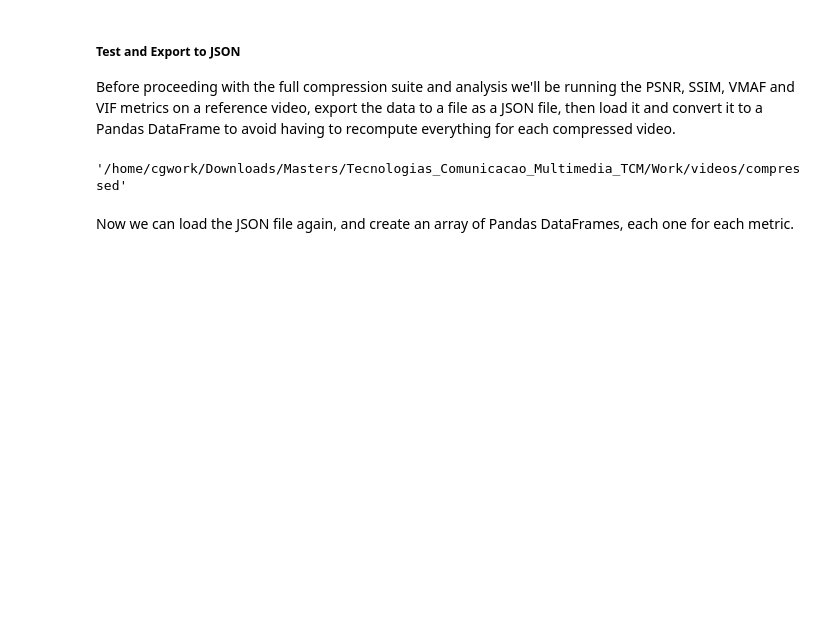
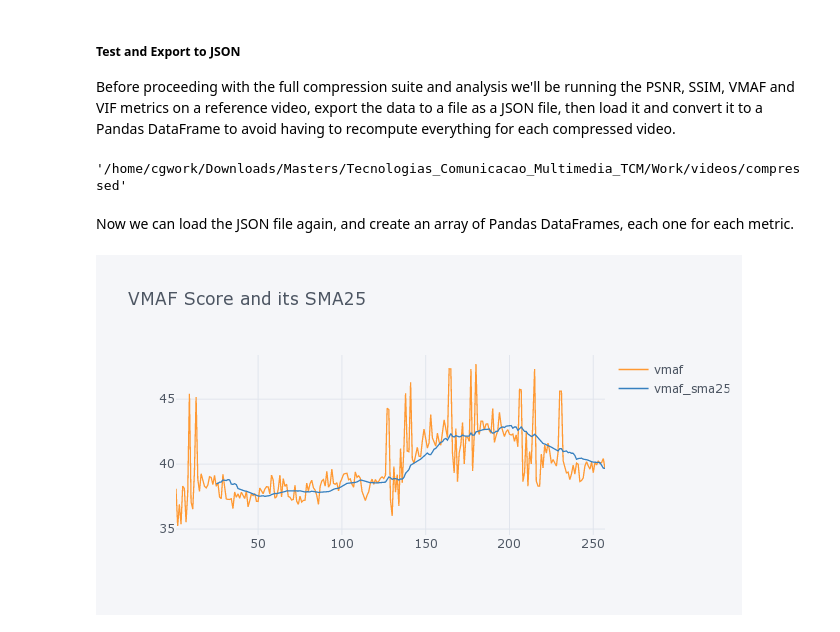
Before and after one commit to luisbarrancos/videometrics_jupyterlab, a Jupyter notebook: notebooks/video_generate_compression_x264_modules.ipynb, the cells around one changed output. Drawn from its saved outputs; the diff is of its cells as text; code cells hidden in the pictures; blank space fills up the shorter version.

```diff
--- a/notebooks/video_generate_compression_x264_modules.ipynb
+++ b/notebooks/video_generate_compression_x264_modules.ipynb
@@ -521,3 +522,7 @@ for metric in vmetrics:
         pass
 
     dfs[metric] = df.copy(deep = True)  # must be deep copy
+# %%
+dfs["vmaf"].iplot(y=["vmaf", "vmaf_sma25"], title="VMAF Score and its SMA25")
+# %% [output]
+[figure, added]
```
Also changed, not shown: parts of 3 cells of this notebook.
